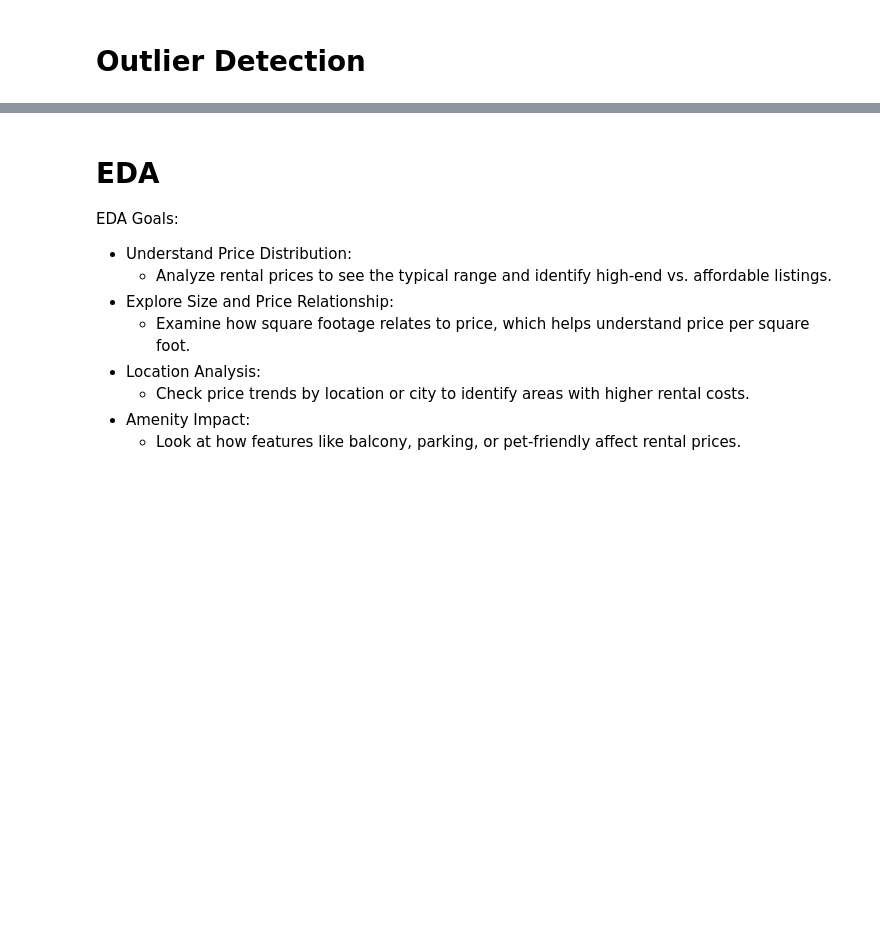
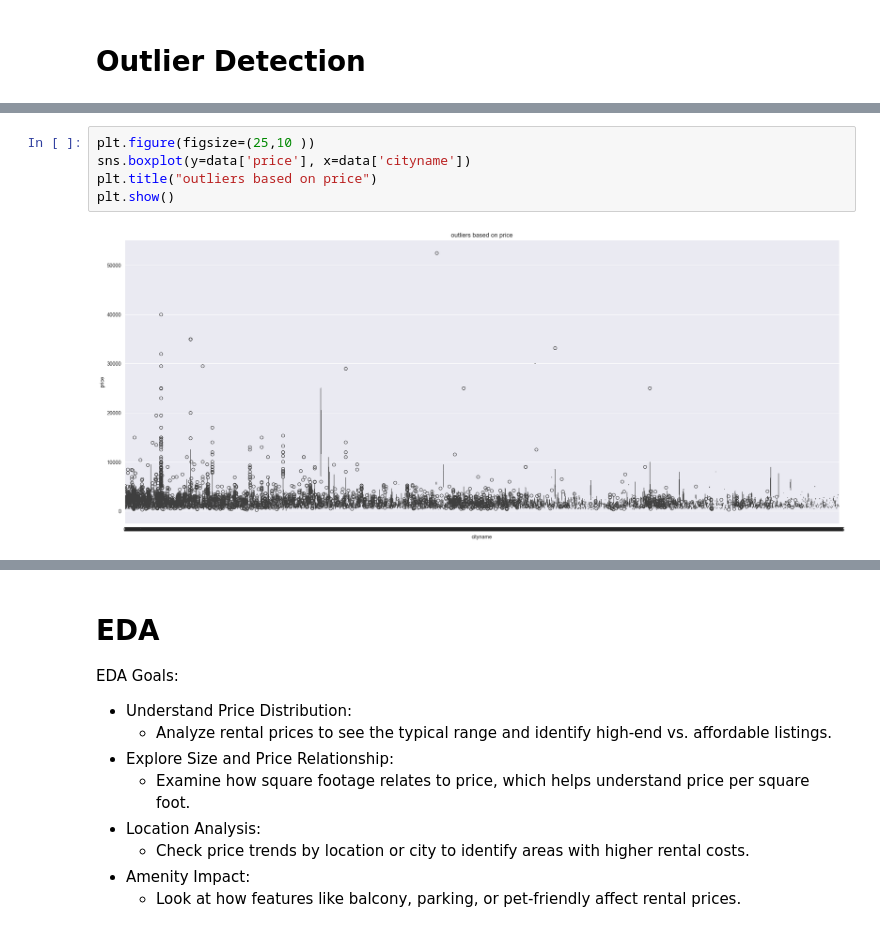
Before and after one commit to Mathias1997/Projekt-Rentprice, a Jupyter notebook: rent_price_exam.ipynb, the cells around one changed output, grey strips where cells are left out. Drawn from its saved outputs; the diff is of its cells as text; blank space fills up the shorter version.

```diff
--- a/rent_price_exam.ipynb
+++ b/rent_price_exam.ipynb
@@ -478,0 +486,7 @@ data
+# %%
+plt.figure(figsize=(25,10 ))
+sns.boxplot(y=data['price'], x=data['cityname'])
+plt.title("outliers based on price")
+plt.show()
+# %% [output]
+[figure, added]
```
Also changed, not shown: parts of 8 cells of this notebook.
